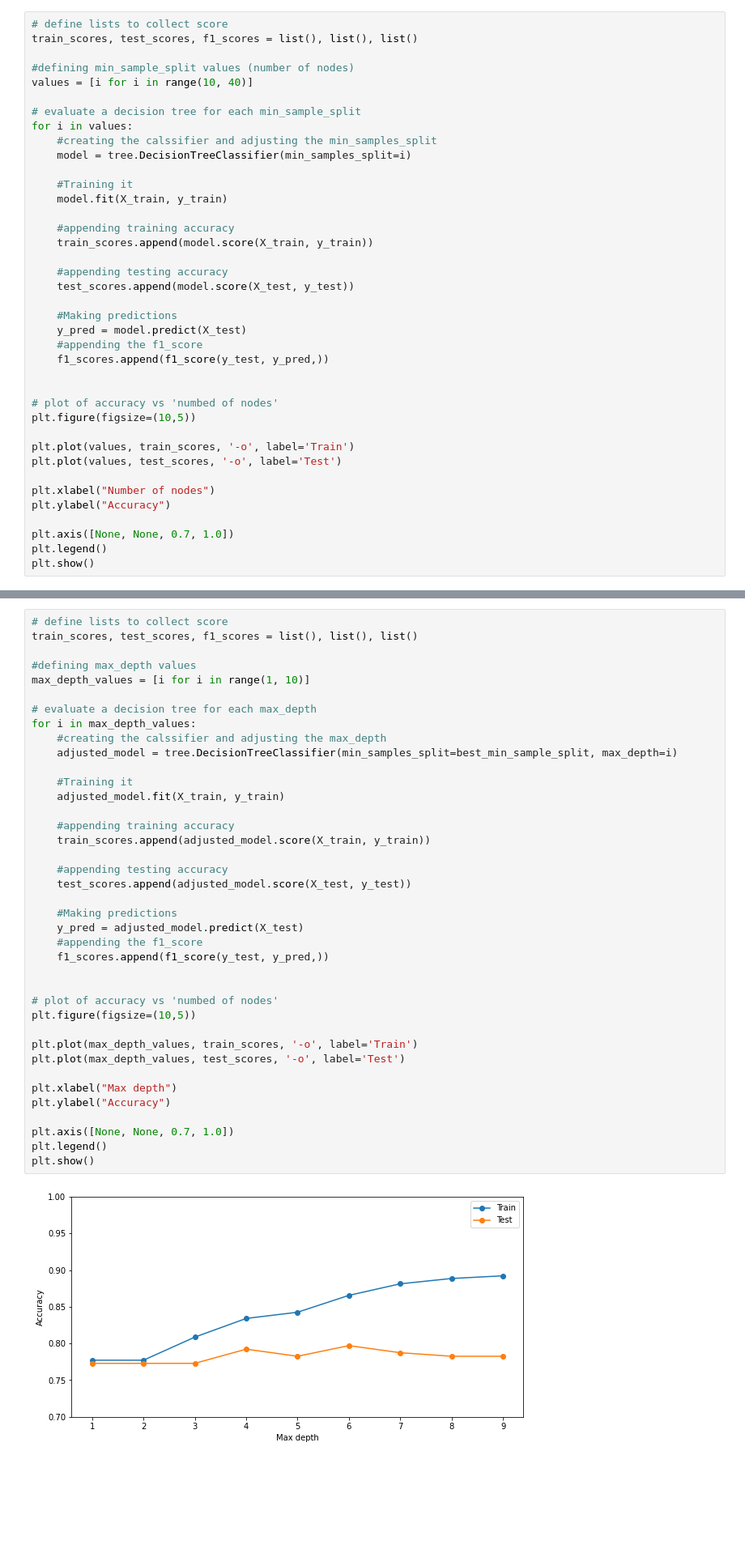
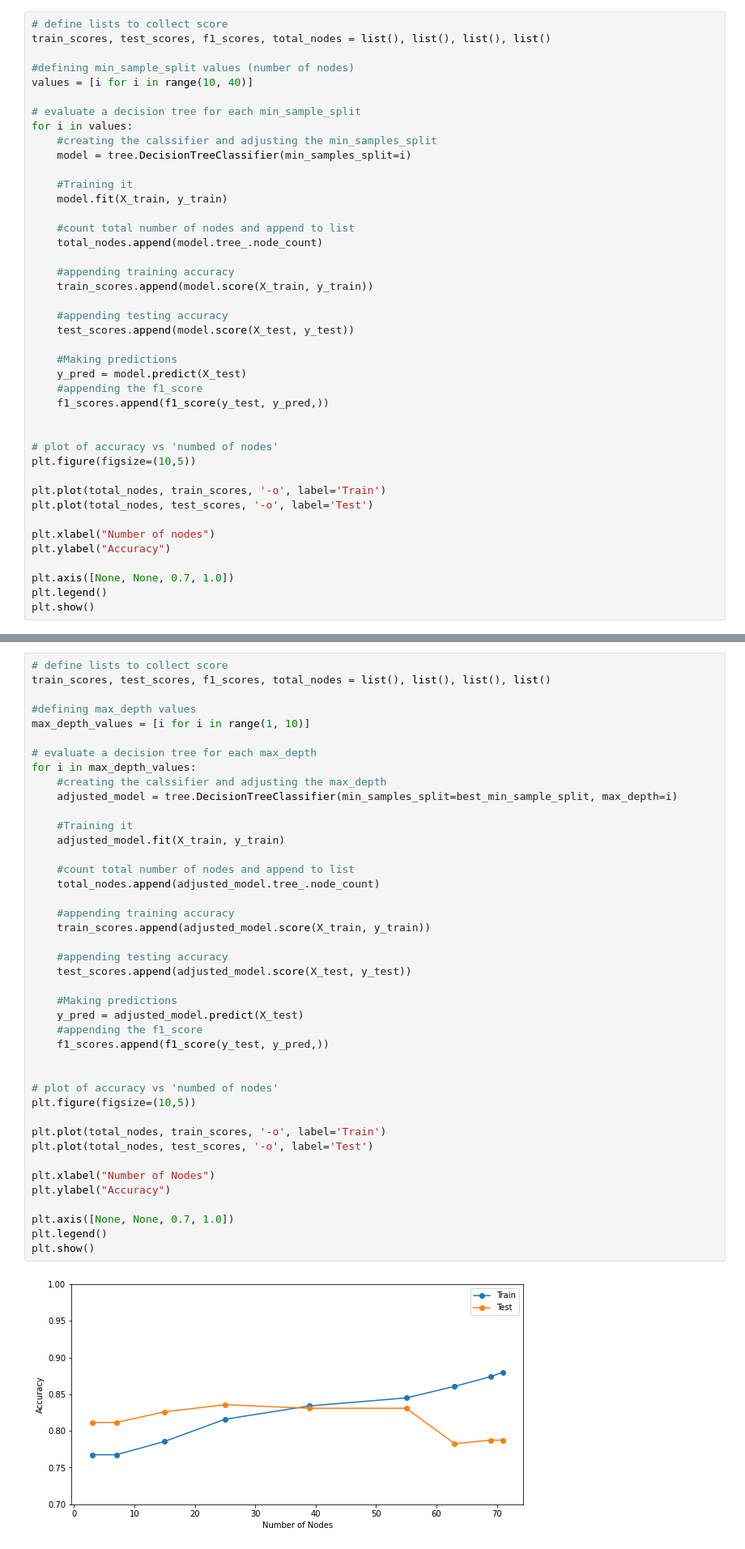
Before and after one commit to dhritix1999/ML-Rainfall-Forecasting-Model, a Jupyter notebook: Assignment2.ipynb, the cells around one changed output, grey strips where cells are left out. Shown at 81% size. Saved outputs shown, nothing was run; the diff lists cells and outputs as text; blank space fills up the shorter version.

```diff
--- a/Assignment2.ipynb
+++ b/Assignment2.ipynb
@@ -77,7 +89,7 @@ The default parameters that control the size of the trees will lead to fully gro
 We will find the best min_Samples_split value by training our DT fo min_Samples_split within the range of 10 - 40 and find the best value using balanced f-score metric.
 # %%
 # define lists to collect score
-train_scores, test_scores, f1_scores = list(), list(), list()
+train_scores, test_scores, f1_scores, total_nodes = list(), list(), list(), list()
 
 #defining min_sample_split values (number of nodes)
 values = [i for i in range(10, 40)]
@@ -89,6 +101,9 @@ for i in values:
 
     #Training it
     model.fit(X_train, y_train)
+
+    #count total number of nodes and append to list
+    total_nodes.append(model.tree_.node_count)
 
     #appending training accuracy
     train_scores.append(model.score(X_train, y_train))
@@ -105,8 +120,8 @@ for i in values:
 # plot of accuracy vs 'numbed of nodes'
 plt.figure(figsize=(10,5))
 
-plt.plot(values, train_scores, '-o', label='Train')
-plt.plot(values, test_scores, '-o', label='Test')
+plt.plot(total_nodes, train_scores, '-o', label='Train')
+plt.plot(total_nodes, test_scores, '-o', label='Test')
 
 plt.xlabel("Number of nodes")
 plt.ylabel("Accuracy")
@@ -152,7 +167,7 @@ testing_accuracy :  0.7922705314009661
 We will find the best max_depth value by training our DT fo min_Samples_split = xx and max-depth values within the range of 1 - 10 and find the best values using balanced f-score metric.
 # %%
 # define lists to collect score
-train_scores, test_scores, f1_scores = list(), list(), list()
+train_scores, test_scores, f1_scores, total_nodes = list(), list(), list(), list()
 
 #defining max_depth values
 max_depth_values = [i for i in range(1, 10)]
@@ -160,35 +175,38 @@ max_depth_values = [i for i in range(1, 10)]
 # evaluate a decision tree for each max_depth
 for i in max_depth_values:
     #creating the calssifier and adjusting the max_depth
     adjusted_model = tree.DecisionTreeClassifier(min_samples_split=best_min_sample_split, max_depth=i)
 
     #Training it
     adjusted_model.fit(X_train, y_train)
+
+    #count total number of nodes and append to list
+    total_nodes.append(adjusted_model.tree_.node_count)
 
     #appending training accuracy
     train_scores.append(adjusted_model.score(X_train, y_train))
 
     #appending testing accuracy
     test_scores.append(adjusted_model.score(X_test, y_test))
 
     #Making predictions
     y_pred = adjusted_model.predict(X_test)
     #appending the f1_score
     f1_scores.append(f1_score(y_test, y_pred,))
 
 
 # plot of accuracy vs 'numbed of nodes'
 plt.figure(figsize=(10,5))
 
-plt.plot(max_depth_values, train_scores, '-o', label='Train')
-plt.plot(max_depth_values, test_scores, '-o', label='Test')
+plt.plot(total_nodes, train_scores, '-o', label='Train')
+plt.plot(total_nodes, test_scores, '-o', label='Test')
 
-plt.xlabel("Max depth")
+plt.xlabel("Number of Nodes")
 plt.ylabel("Accuracy")
 
 plt.axis([None, None, 0.7, 1.0])
 plt.legend()
 plt.show()
 # %% [output]
-[figure, old version]
+[figure, new version]
 # %% [markdown]
```
Also changed, not shown: parts of 22 cells of this notebook.
